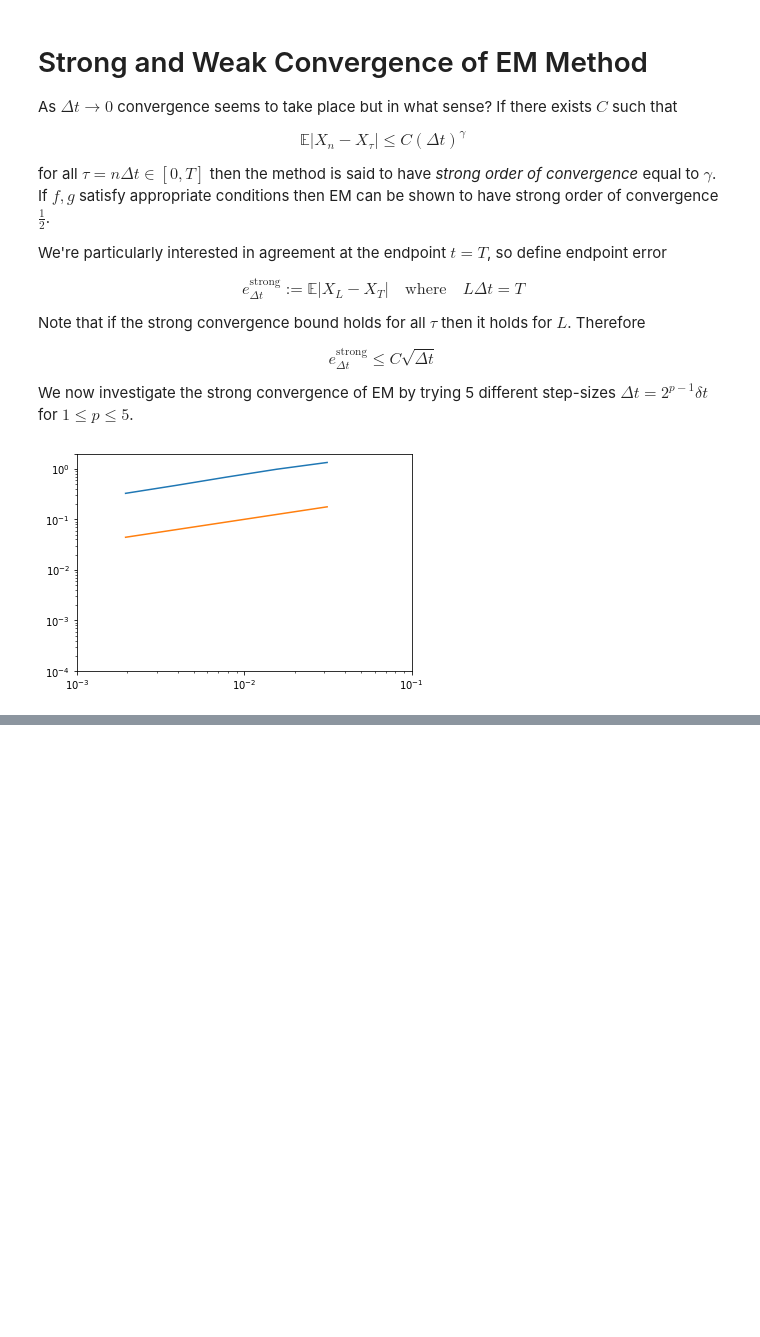
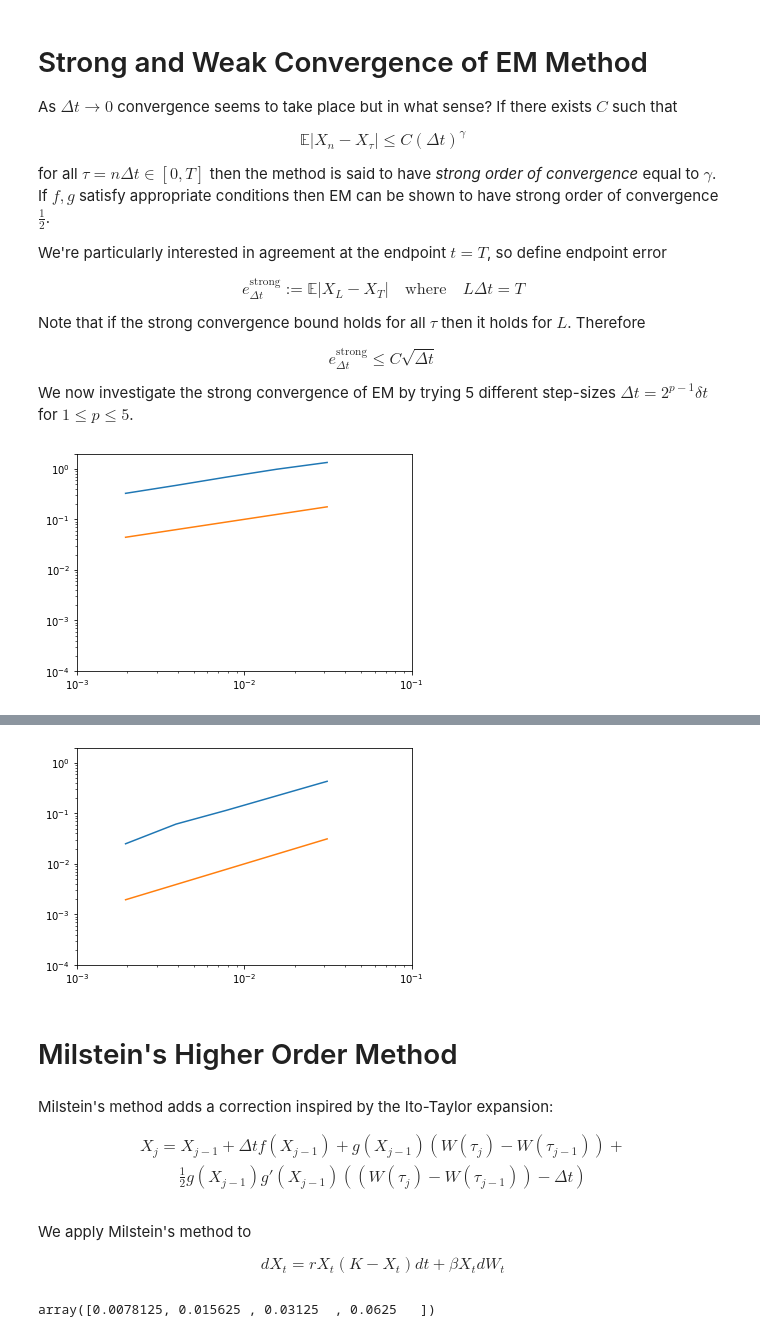
Before and after one commit to makslevental/numerical_sdes, a Jupyter notebook: main.ipynb, the cells around one changed output, grey strips where cells are left out. Drawn from its saved outputs; the diff is of its cells as text; code cells hidden in the pictures; blank space fills up the shorter version.

```diff
--- a/main.ipynb
+++ b/main.ipynb
@@ -344,0 +370,59 @@ see (\ref{eq:vector_ray})
+# %%
+lam = 2; mu = 0.1; Xzero = 1; T = 1; M = 50000
+Xem = zeros(5)
+for p in range(5):
+    Dt = 2**(p-9); L = int(T//Dt)
+    Xtemp = Xzero*ones(M)
+    for j in range(1,L+1):
+        Winc = sqrt(Dt)*np.random.choice([-1,1], M, p=[0.5, 0.5])
+        Xtemp = Xtemp + Dt*lam*Xtemp + mu*Xtemp*Winc
+    Xem[p] = mean(Xtemp, axis=0)
+Xerr = abs(Xem - exp(lam))
+Dts = power(2, 9-asarray([0,1,2,3,4]))
+Dts = 1/Dts
+ax.clear()
+ax.set_xscale('log')
+ax.set_yscale('log')
+ax.set_xlim([1e-3, 1e-1])
+ax.set_xticks([1e-3,1e-2, 1e-1])
+ax.set_ylim([1e-1, 1])
+ax.set_yticks([1e-4,1e-3, 1e-2, 1e-1, 1,2])
+ax.plot(Dts, Xerr)
+ax.plot(Dts, Dts)
+fig
+# %% [output]
+[figure, added]
+# %% [markdown]
+# Milstein's Higher Order Method
+# %% [markdown]
+Milstein's method adds a correction inspired by the Ito-Taylor expansion:
+
+\begin{multline}
+X_j = X_{j-1} +\Delta t f(X_{j-1}) + g(X_{j-1})\left( W(\tau_j) - W(\tau_{j-1})\right) +\\ \frac{1}{2} g(X_{j-1})g'(X_{j-1})\left( \left( W(\tau_j) - W(\tau_{j-1})\right) - \Delta t \right)
+\end{multline}
+# %% [markdown]
+We apply Milstein's method to
+
+\begin{equation}
+    dX_t = rX_t (K-X_t)dt + \beta X_t dW_t
+\end{equation}
+# %%
+r = 2; K = 1; beta = 0.25; Xzero = 0.5
+T = 1; N = 2**11; dt = T/N; M = 500
+RR = np.asarray([1, 16, 32, 64, 128])
+dW = sqrt(dt)*Normal(M, N)
+Xmil = zeros((M,5))
+for i,R in enumerate(RR):
+    Dt = R*dt; L = N//R
+    Xtemp = Xzero*ones(M)
+    for j in range(0,L):
+        Winc = np.sum(dW[:, R*j:R*(j+1)], axis=1)
+        Xtemp *= 1+Dt*r*(K-Xtemp)+beta*Winc+0.5*(beta**2)*(Winc**2-Dt)
+    Xmil[:,i] = Xtemp
+Xref = Xmil[:,0]
+Xref.shape
+Xmil[:,1:].shape
+Xerr = np.abs(Xmil[:,1:] - np.transpose(numpy.matlib.repmat(Xref,4,1)));
+Dtvals = dt*RR[1:]
+# %% [output]
+array([0.0078125, 0.015625 , 0.03125  , 0.0625   ])
```
Also changed, not shown: parts of 9 cells of this notebook.
